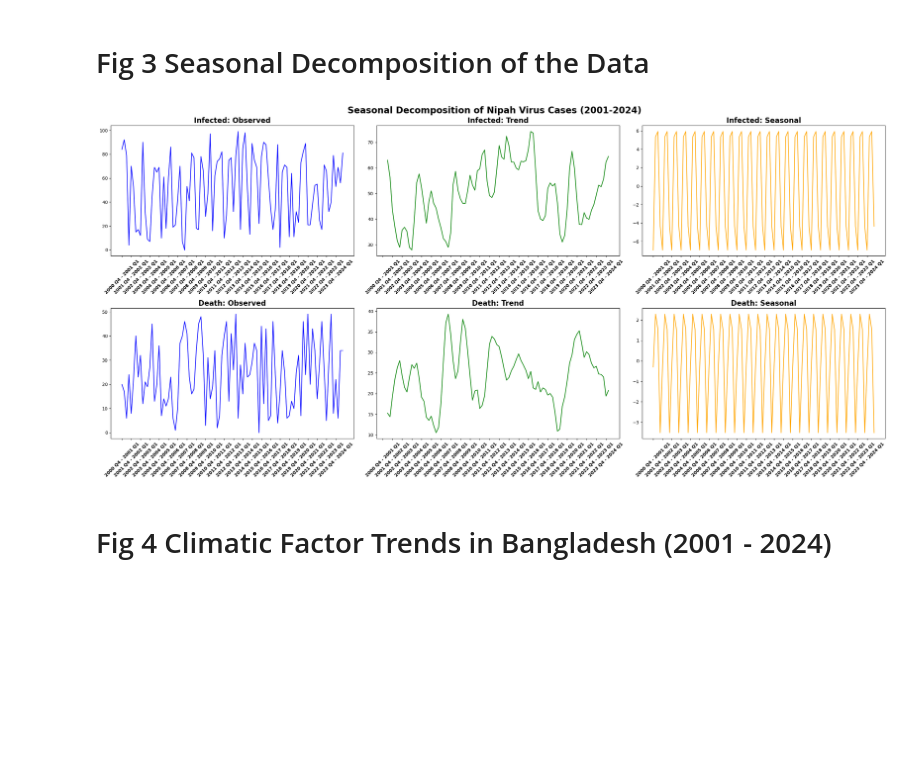
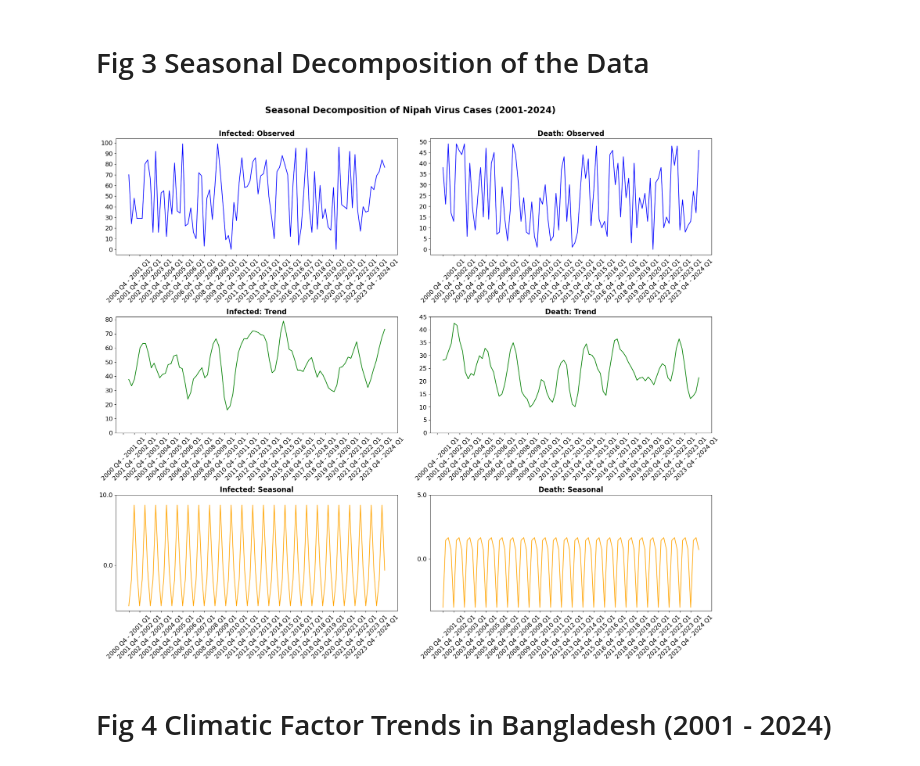
Before and after one commit to awnonbhowmik/NiV-Data-Analysis, a Jupyter notebook: FinalCode.ipynb, the cells around one changed output. Saved outputs shown, nothing was run; the diff lists cells and outputs as text; code cells hidden in the pictures; blank space fills up the shorter version.

Commit message:
Seasonal Decomposition updated

```diff
--- a/FinalCode.ipynb
+++ b/FinalCode.ipynb
@@ -280,69 +280,78 @@ for year in range(2001, 2025):
     quarters.extend([f"{year-1} Q4 - {year} Q1", f"{year} Q2", f"{year} Q3", f"{year} Q4"])
 
 # Select specific x-axis ticks for readability (e.g., every Q4-Q1 period)
 tick_indices = [i * 4 for i in range(len(range(2001, 2025)))]  # Every Q4-Q1 label
 tick_labels = [quarters[i] for i in tick_indices]
 
-# Plot the components
-fig, axes = plt.subplots(2, 3, figsize=(25, 12))
+# Create a 3x2 grid for the plots
+fig, axes = plt.subplots(3, 2, figsize=(20, 18))
 
-# Plot Observed
+# Plot Observed for Infected
 axes[0, 0].plot(df.index, df["Infected"], label="Observed", color="blue")
 axes[0, 0].set_title("Infected: Observed", fontsize=16, weight='bold')
 axes[0, 0].set_xticks(df.index[tick_indices])
-axes[0, 0].set_xticklabels(tick_labels, rotation=45, fontsize=10, fontweight='bold')
-axes[0, 0].set_xticklabels(tick_labels, rotation=45, fontsize=10)
+axes[0, 0].set_xticklabels(tick_labels, rotation=45, fontsize=14)
+axes[0, 0].set_yticks(np.arange(0, df["Infected"].max() + 10, 10))
+axes[0, 0].set_yticklabels(np.arange(0, df["Infected"].max() + 10, 10), fontsize=14)
 # axes[0, 0].grid(True)
 
-axes[1, 0].plot(df.index, df["Death"], label="Observed", color="blue")
-axes[1, 0].set_title("Death: Observed", fontsize=16, weight='bold')
+# Plot Observed for Death
+axes[0, 1].plot(df.index, df["Death"], label="Observed", color="blue")
+axes[0, 1].set_title("Death: Observed", fontsize=16, weight='bold')
+axes[0, 1].set_xticks(df.index[tick_indices])
+axes[0, 1].set_xticklabels(tick_labels, rotation=45, fontsize=14)
+axes[0, 1].set_yticks(np.arange(0, df["Death"].max() + 5, 5))
+axes[0, 1].set_yticklabels(np.arange(0, df["Death"].max() + 5, 5), fontsize=14)
+# axes[0, 1].grid(True)
+
+# Plot Trend for Infected
+axes[1, 0].plot(df.index, decomposition_infected.trend, label="Trend", color="green")
+axes[1, 0].set_title("Infected: Trend", fontsize=16, weight='bold')
 axes[1, 0].set_xticks(df.index[tick_indices])
-axes[1, 0].set_xticklabels(tick_labels, rotation=45, fontsize=10, fontweight='bold')
-axes[1, 0].set_xticklabels(tick_labels, rotation=45, fontsize=10)
+axes[1, 0].set_xticklabels(tick_labels, rotation=45, fontsize=14)
+axes[1, 0].set_yticks(np.arange(0, int(decomposition_infected.trend.max()) + 10, 10))
+axes[1, 0].set_yticklabels(np.arange(0, int(decomposition_infected.trend.max()) + 10, 10), fontsize=14)
 # axes[1, 0].grid(True)
 
-# Plot Trend
-axes[0, 1].plot(df.index, decomposition_infected.trend, label="Trend", color="green")
-axes[0, 1].set_title("Infected: Trend", fontsize=16, weight='bold')
-axes[0, 1].set_xticks(df.index[tick_indices])
-axes[0, 1].set_xticklabels(tick_labels, rotation=45, fontsize=10, fontweight='bold')
-axes[0, 1].set_xticklabels(tick_labels, rotation=45, fontsize=10)
-# axes[0, 1].grid(True)
-
+# Plot Trend for Death
 axes[1, 1].plot(df.index, decomposition_death.trend, label="Trend", color="green")
 axes[1, 1].set_title("Death: Trend", fontsize=16, weight='bold')
 axes[1, 1].set_xticks(df.index[tick_indices])
-axes[1, 1].set_xticklabels(tick_labels, rotation=45, fontsize=10, fontweight='bold')
-axes[1, 1].set_xticklabels(tick_labels, rotation=45, fontsize=10)
+axes[1, 1].set_xticklabels(tick_labels, rotation=45, fontsize=14)
+axes[1, 1].set_yticks(np.arange(0, decomposition_death.trend.max() + 5, 5))
+axes[1, 1].set_yticklabels(np.arange(0, int(decomposition_death.trend.max()) + 5, 5), fontsize=14)
 # axes[1, 1].grid(True)
 
-# Plot Seasonal
-axes[0, 2].plot(df.index, decomposition_infected.seasonal, label="Seasonal", color="orange")
-axes[0, 2].set_title("Infected: Seasonal", fontsize=16, weight='bold')
-axes[0, 2].set_xticks(df.index[tick_indices])
-axes[0, 2].set_xticklabels(tick_labels, rotation=45, fontsize=10, fontweight='bold')
-axes[0, 2].set_xticklabels(tick_labels, rotation=45, fontsize=10)
-# axes[0, 2].grid(True)
+# Plot Seasonal for Infected
+axes[2, 0].plot(df.index, decomposition_infected.seasonal, label="Seasonal", color="orange")
+axes[2, 0].set_title("Infected: Seasonal", fontsize=16, weight='bold')
+axes[2, 0].set_xticks(df.index[tick_indices])
+axes[2, 0].set_xticklabels(tick_labels, rotation=45, fontsize=14)
+axes[2, 0].set_yticks(np.arange(0, decomposition_infected.seasonal.max() + 10, 10))
+axes[2, 0].set_yticklabels(np.arange(0, decomposition_infected.seasonal.max() + 10, 10), fontsize=14)
+# axes[2, 0].grid(True)
 
-axes[1, 2].plot(df.index, decomposition_death.seasonal, label="Seasonal", color="orange")
-axes[1, 2].set_title("Death: Seasonal", fontsize=16, weight='bold')
-axes[1, 2].set_xticks(df.index[tick_indices])
-axes[1, 2].set_xticklabels(tick_labels, rotation=45, fontsize=10, fontweight='bold')
-axes[1, 2].set_xticklabels(tick_labels, rotation=45, fontsize=10)
-# axes[1, 2].grid(True)
+# Plot Seasonal for Death
+axes[2, 1].plot(df.index, decomposition_death.seasonal, label="Seasonal", color="orange")
+axes[2, 1].set_title("Death: Seasonal", fontsize=16, weight='bold')
+axes[2, 1].set_xticks(df.index[tick_indices])
+axes[2, 1].set_xticklabels(tick_labels, rotation=45, fontsize=14)
+axes[2, 1].set_yticks(np.arange(0, decomposition_death.seasonal.max() + 5, 5))
+axes[2, 1].set_yticklabels(np.arange(0, decomposition_death.seasonal.max() + 5, 5), fontsize=14)
+# axes[2, 1].grid(True)
 
 # Add a common title
 fig.suptitle("Seasonal Decomposition of Nipah Virus Cases (2001-2024)", fontsize=20, weight='bold')
 
 # Adjust the layout
-plt.tight_layout()
+plt.tight_layout(rect=[0, 0, 1, 0.97])  # Leave space for the title
 
-# Save the plot as PNG for PDF
-plt.savefig('imagesFinal/nipah_seasonal_decomposition.png', dpi=220, format='png', bbox_inches='tight')
+# Save the plot
+plt.savefig('imagesFinal/nipah_seasonal_decomposition_3x2.png', dpi=220, format='png', bbox_inches='tight')
 
 plt.show()
 # %% [output]
-[figure, old version]
+[figure, new version]
 # %% [markdown]
 # Fig 4 Climatic Factor Trends in Bangladesh (2001 - 2024)
 # %%
```
Also changed, not shown: parts of 2 cells of this notebook, 2 other files.
